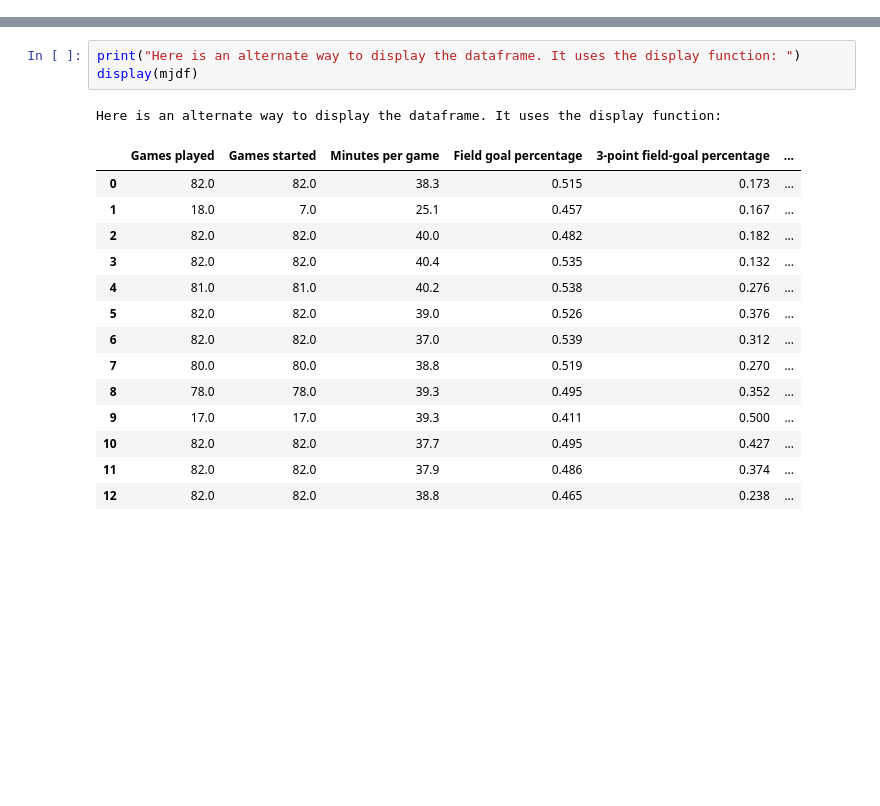
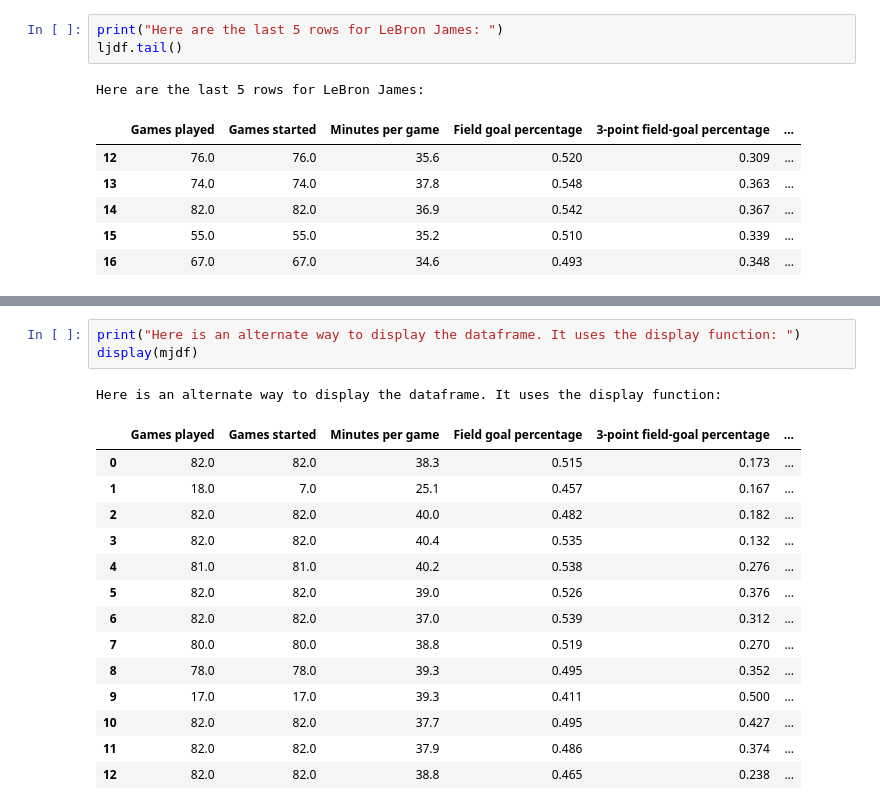
Before and after one commit to kaatori/IBMx-Python-for-Data-Science, a Jupyter notebook: Web_Scraping_Final_Assign_(Public).ipynb, the cells around one changed output, grey strips where cells are left out. Cells and saved outputs as stored; diff of their text form; blank space fills up the shorter version.

```diff
--- a/Web_Scraping_Final_Assign_(Public).ipynb
+++ b/Web_Scraping_Final_Assign_(Public).ipynb
@@ -234,0 +284,11 @@ Here are the first 5 rows for Michael Curry:
+# %%
+print("Here are the last 5 rows for LeBron James: ")
+ljdf.tail()
+# %% [output]
+Here are the last 5 rows for LeBron James:
+|  | Games played | Games started | Minutes per game | Field goal percentage | 3-point field-goal percentage | ... |
+| 12 | 76.0 | 76.0 | 35.6 | 0.520 | 0.309 | ... |
+| 13 | 74.0 | 74.0 | 37.8 | 0.548 | 0.363 | ... |
+| 14 | 82.0 | 82.0 | 36.9 | 0.542 | 0.367 | ... |
+| 15 | 55.0 | 55.0 | 35.2 | 0.510 | 0.339 | ... |
+| 16 | 67.0 | 67.0 | 34.6 | 0.493 | 0.348 | ... |
```
Also changed, not shown: parts of 48 cells of this notebook.
